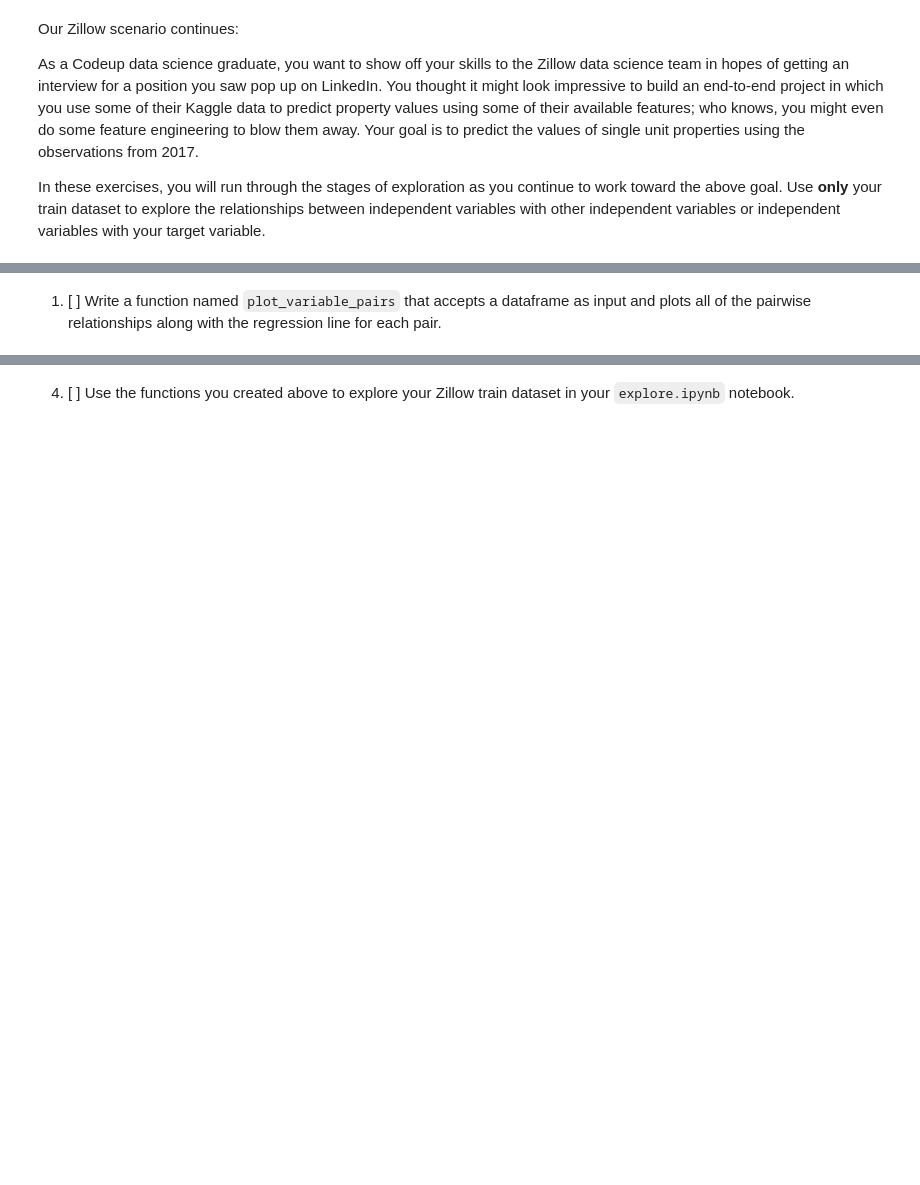
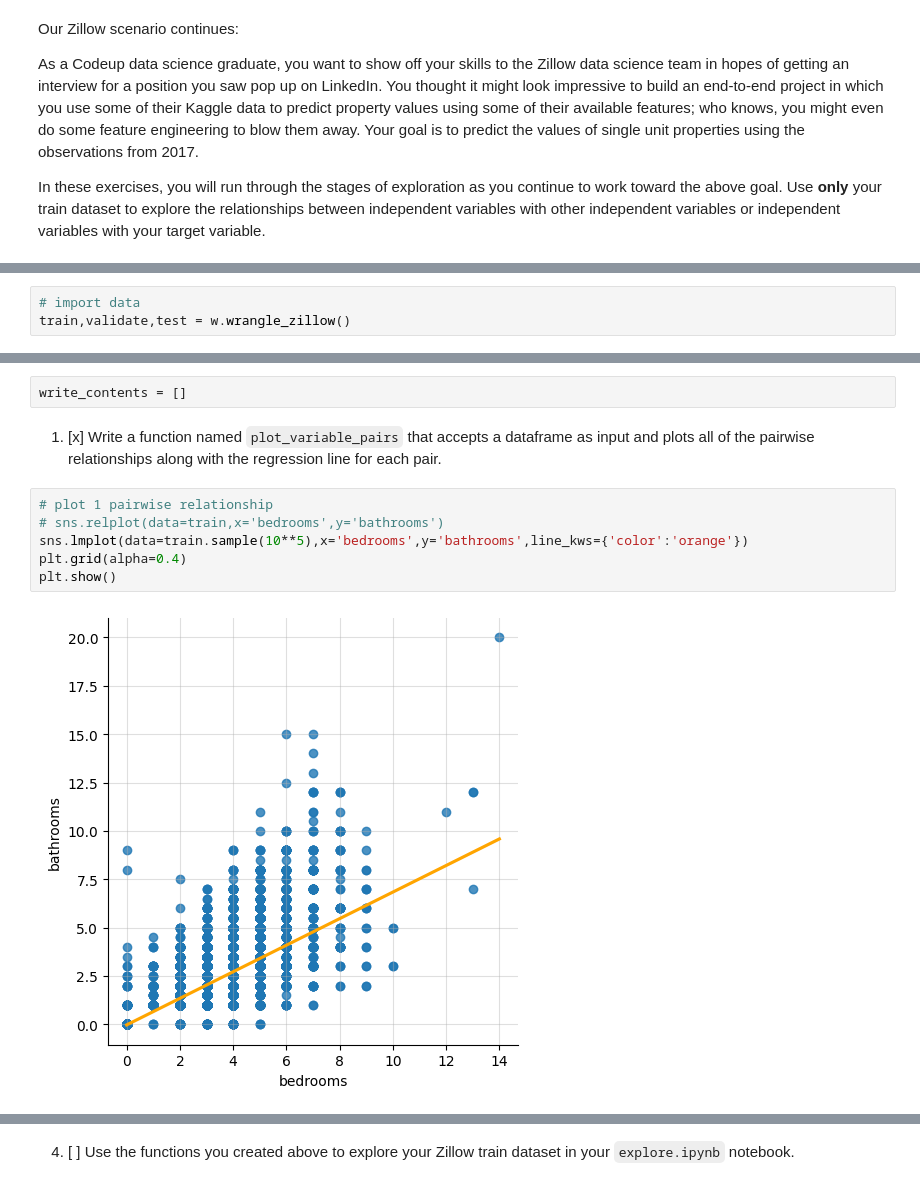
Before and after one commit to Michael-Nelson361/regression-exercises, a Jupyter notebook: explore.ipynb, the cells around one changed output, grey strips where cells are left out. Saved outputs shown, nothing was run; the diff lists cells and outputs as text; blank space fills up the shorter version.

Commit message:
Built functions and made correlations

```diff
--- a/explore.ipynb
+++ b/explore.ipynb
@@ -6,0 +24,3 @@ In these exercises, you will run through the stages of exploration as you contin
+# %%
+# import data
+train,validate,test = w.wrangle_zillow()
@@ -7,2 +40,12 @@ In these exercises, you will run through the stages of exploration as you contin
+# %%
+write_contents = []
 # %% [markdown]
-1. [ ] Write a function named `plot_variable_pairs` that accepts a dataframe as input and plots all of the pairwise relationships along with the regression line for each pair.
+1. [x] Write a function named `plot_variable_pairs` that accepts a dataframe as input and plots all of the pairwise relationships along with the regression line for each pair.
+# %%
+# plot 1 pairwise relationship
+# sns.relplot(data=train,x='bedrooms',y='bathrooms')
+sns.lmplot(data=train.sample(10**5),x='bedrooms',y='bathrooms',line_kws={'color':'orange'})
+plt.grid(alpha=0.4)
+plt.show()
+# %% [output]
+[figure, added]
```
Also changed, not shown: parts of 27 cells of this notebook.
